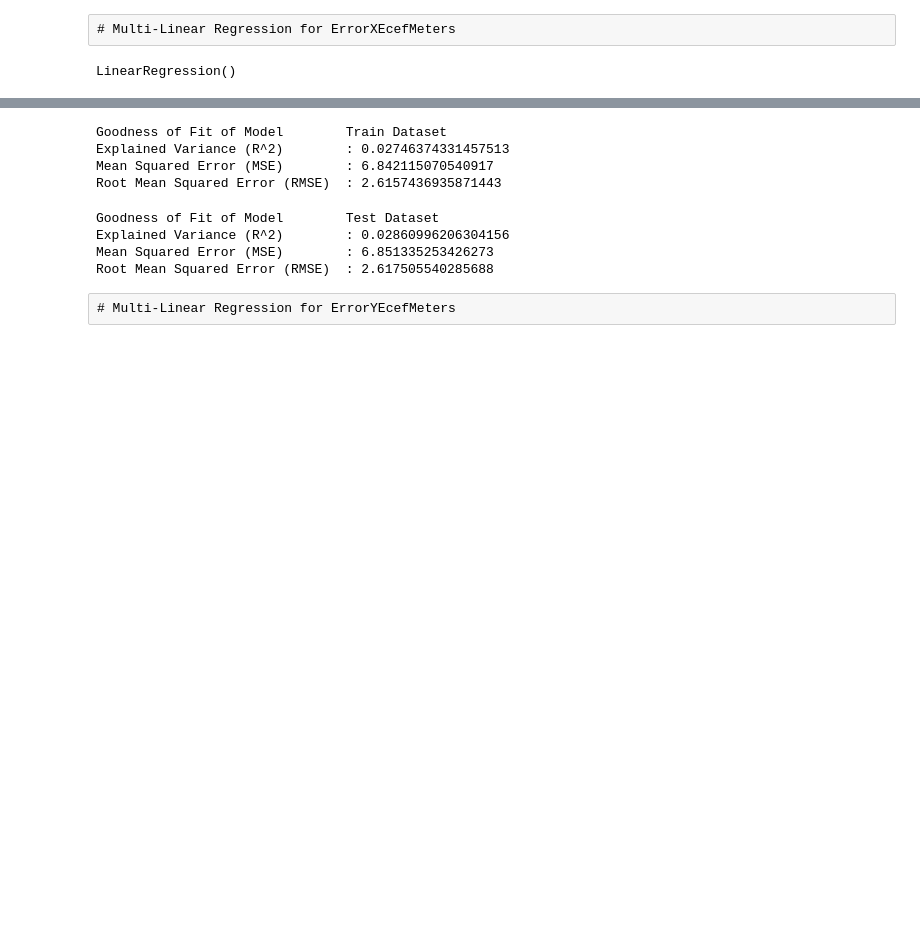
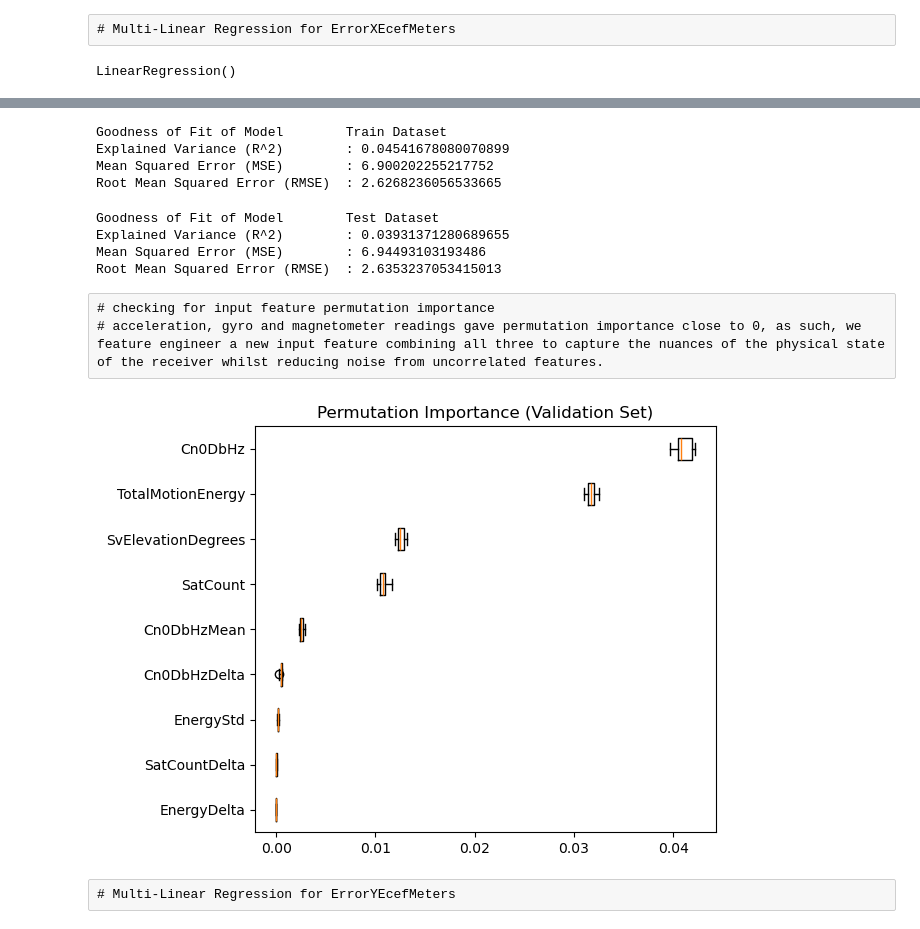
Before and after one commit to thisisadison/Google-Smartphone-Decimeter-Challenge-2022, a Jupyter notebook: SC4000_LINEAR_REGRESSION.ipynb, the cells around one changed output, grey strips where cells are left out. Saved outputs shown, nothing was run; the diff lists cells and outputs as text; code cells hidden in the pictures; blank space fills up the shorter version.

Commit message:
Create new input features and Performed Random Forest Regression

```diff
--- a/SC4000_LINEAR_REGRESSION.ipynb
+++ b/SC4000_LINEAR_REGRESSION.ipynb
@@ -47,8 +48,13 @@ GyroMag Shape:
 # %%
 merge_df = cn0dbhz_merge_df.merge(satcount_merge_df[['UnixTimeMillis', 'drive_id', 'device', 'SatCount']], on = ['UnixTimeMillis', 'device', 'drive_id'], how = 'left')
 merge_df = merge_df.merge(elevationdeg_merge_df[['UnixTimeMillis', 'drive_id', 'device', 'SvElevationDegrees']], on = ['UnixTimeMillis', 'device', 'drive_id'], how = 'left')
-merge_df = merge_df.merge(accmag_merge_df[['UnixTimeMillis', 'drive_id', 'device', 'AccMag']], on = ['UnixTimeMillis', 'device', 'drive_id'], how = 'left')
-merge_df = merge_df.merge(gyromag_merge_df[['UnixTimeMillis', 'drive_id', 'device', 'GyroMag']], on = ['UnixTimeMillis', 'device', 'drive_id'], how = 'left')
+merge_df = merge_df.merge(energy_merge_df[['UnixTimeMillis', 'drive_id', 'device', 'TotalMotionEnergy']], on = ['UnixTimeMillis', 'device', 'drive_id'], how = 'left')
+
+merge_df = merge_df.merge(satcountdelta_merge_df[['UnixTimeMillis', 'drive_id', 'device', 'SatCountDelta']], on = ['UnixTimeMillis', 'device', 'drive_id'], how = 'left')
+merge_df = merge_df.merge(cn0dbhzdelta_merge_df[['UnixTimeMillis', 'drive_id', 'device', 'Cn0DbHzDelta']], on = ['UnixTimeMillis', 'device', 'drive_id'], how = 'left')
+merge_df = merge_df.merge(energydelta_merge_df[['UnixTimeMillis', 'drive_id', 'device', 'EnergyDelta']], on = ['UnixTimeMillis', 'device', 'drive_id'], how = 'left')
+merge_df = merge_df.merge(cn0dbhzmean_merge_df[['UnixTimeMillis', 'drive_id', 'device', 'Cn0DbHzMean']], on = ['UnixTimeMillis', 'device', 'drive_id'], how = 'left')
+merge_df = merge_df.merge(energystd_merge_df[['UnixTimeMillis', 'drive_id', 'device', 'EnergyStd']], on = ['UnixTimeMillis', 'device', 'drive_id'], how = 'left')
 # %%
 print(merge_df)
 # %% [output]
@@ -87,7 +97,7 @@ dtype: int64
 # %%
 # drop null values
 
-merge_df = merge_df.dropna(subset=['SvElevationDegrees'])
+merge_df = merge_df.dropna(subset=['SvElevationDegrees', 'TotalMotionEnergy'])
 
 print(merge_df.isna().sum())
 print()
@@ -117,7 +131,7 @@ Merge Shape:
 # %% [raw]
 # Multi-Linear Regression for ErrorXEcefMeters
 # %%
-X = merge_df[['Cn0DbHz', 'SatCount', 'SvElevationDegrees', 'AccMag', 'GyroMag']]
+X = merge_df[['Cn0DbHz', 'SatCount', 'SvElevationDegrees', 'TotalMotionEnergy', 'SatCountDelta', 'EnergyDelta', 'Cn0DbHzDelta', 'Cn0DbHzMean', 'EnergyStd']]
 y = pd.Series(merge_df['ErrorXEcefMeters'])
 # %%
 # split train and test data with 80% and 20% respectively
@@ -147,36 +162,44 @@ y_test_pred = modelx.predict(X_test)
 print('Goodness of Fit of Model \tTrain Dataset')
 print("Explained Variance (R^2) \t:", modelx.score(X_train, y_train)) # tells you how accurate your model is fitting the data, the closer it is to 1, the better the fit.
 
-def mean_sq_err(actual, predicted):
-    '''Returns the Mean Squared Error of actual and predicted values'''
-    return np.mean(np.square(np.array(actual) - np.array(predicted)))
-
-mse = mean_sq_err(y_train, y_train_pred)
+mse = mean_squared_error(y_train, y_train_pred)
 print("Mean Squared Error (MSE) \t:", mse)
 print("Root Mean Squared Error (RMSE) \t:", np.sqrt(mse))
 # %% [output]
 Goodness of Fit of Model        Train Dataset
-Explained Variance (R^2)        : 0.02746374331457513
-Mean Squared Error (MSE)        : 6.842115070540917
-Root Mean Squared Error (RMSE)  : 2.6157436935871443
+Explained Variance (R^2)        : 0.04541678080070899
+Mean Squared Error (MSE)        : 6.900202255217752
+Root Mean Squared Error (RMSE)  : 2.6268236056533665
 # %%
 # metrics for test data
 
 print('Goodness of Fit of Model \tTest Dataset')
 print("Explained Variance (R^2) \t:", modelx.score(X_test, y_test)) # tells you how accurate your model is fitting the data, the closer it is to 1, the better the fit.
 
-def mean_sq_err(actual, predicted):
-    '''Returns the Mean Squared Error of actual and predicted values'''
-    return np.mean(np.square(np.array(actual) - np.array(predicted)))
-
-mse = mean_sq_err(y_test, y_test_pred)
+mse = mean_squared_error(y_test, y_test_pred)
 print("Mean Squared Error (MSE) \t:", mse)
 print("Root Mean Squared Error (RMSE) \t:", np.sqrt(mse))
 # %% [output]
 Goodness of Fit of Model        Test Dataset
-Explained Variance (R^2)        : 0.02860996206304156
-Mean Squared Error (MSE)        : 6.851335253426273
-Root Mean Squared Error (RMSE)  : 2.617505540285688
+Explained Variance (R^2)        : 0.03931371280689655
+Mean Squared Error (MSE)        : 6.94493103193486
+Root Mean Squared Error (RMSE)  : 2.6353237053415013
+# %% [raw]
+# checking for input feature permutation importance
+# acceleration, gyro and magnetometer readings gave permutation importance close to 0, as such, we feature engineer a new input feature combining all three to capture the nuances of the physical state of the receiver whilst reducing noise from uncorrelated features.
+# %%
+result = permutation_importance(
+    modelx, X_train, y_train, n_repeats=10, random_state=42, n_jobs=-1
+)
+
+# Sort and plot
+sorted_idx = result.importances_mean.argsort()
+plt.boxplot(result.importances[sorted_idx].T, vert=False, labels=X_train.columns[sorted_idx])
+plt.title("Permutation Importance (Validation Set)")
+plt.tight_layout()
+plt.show()
+# %% [output]
+[figure, added]
 # %% [raw]
 # Multi-Linear Regression for ErrorYEcefMeters
 # %%
```
Also changed, not shown: parts of 24 cells of this notebook, 12 other files.
